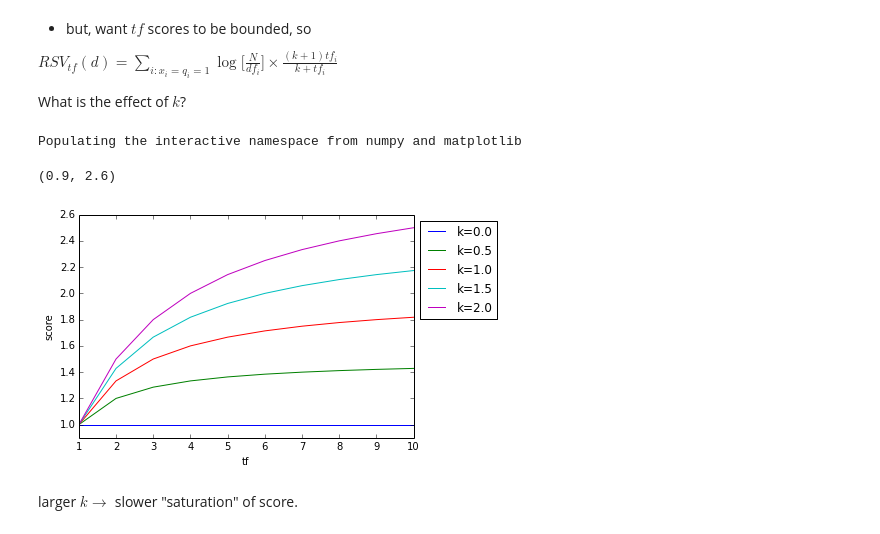
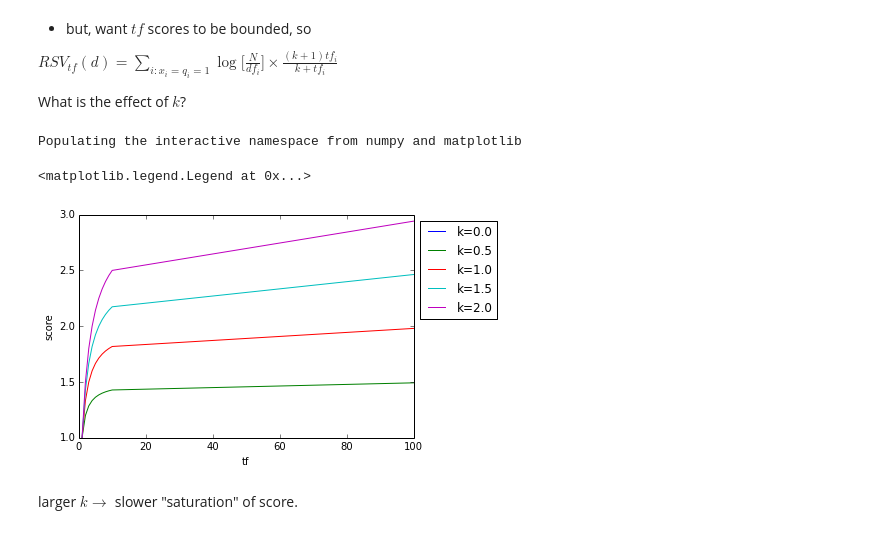
Before and after one commit to iit-cs429/main, a Jupyter notebook: lectures/lec12/Prob2.ipynb, the cells around one changed output. Saved outputs shown, nothing was run; the diff lists cells and outputs as text; code cells hidden in the pictures.

```diff
--- a/lectures/lec12/Prob2.ipynb
+++ b/lectures/lec12/Prob2.ipynb
@@ -47,23 +47,22 @@ What is the effect of $k$?
 # %%
 # Plot tf score as k varies.
 
 def tfscore(k, tf):
     return (k+1)*tf / (k+tf)
 
 % pylab inline
-tf = 10
 ks = [0., .5, 1., 1.5, 2.0]
-tfs = [1, 2, 3, 4, 5, 6, 7, 8, 9, 10]
+tfs = [1, 2, 3, 4, 5, 6, 7, 8, 9, 10, 100]
 for k in ks:
     plot(tfs, [tfscore(k, tf) for tf in tfs], label='k=' + str(k))
 xlabel('tf')
 ylabel('score')
 legend(loc='upper left', bbox_to_anchor=(1,1))
-ylim((0.9,2.6))
+#ylim((0.9,2.6))
 # %% [output]
 Populating the interactive namespace from numpy and matplotlib
-(0.9, 2.6)
+<matplotlib.legend.Legend at 0x...>
-[figure, old version]
+[figure, new version]
 # %% [markdown]
 larger $k \rightarrow $ slower "saturation" of score.
 # %% [markdown]
```
Also changed, not shown: parts of 2 cells of this notebook, 2 other files.
